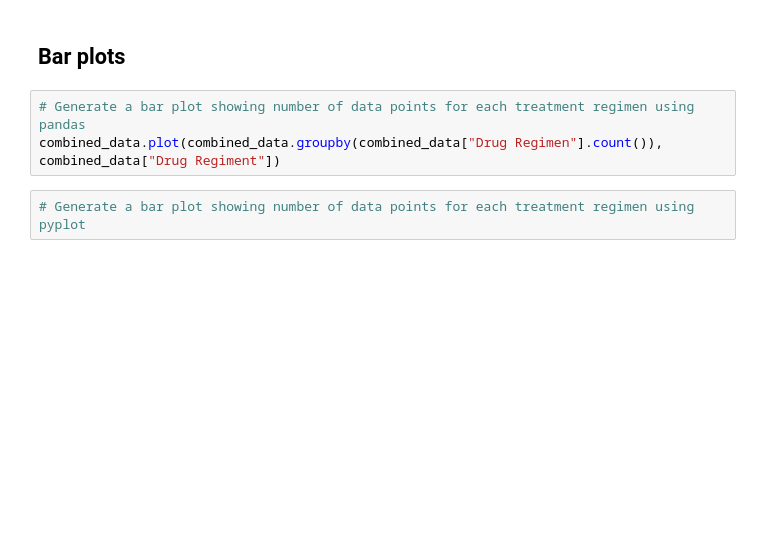
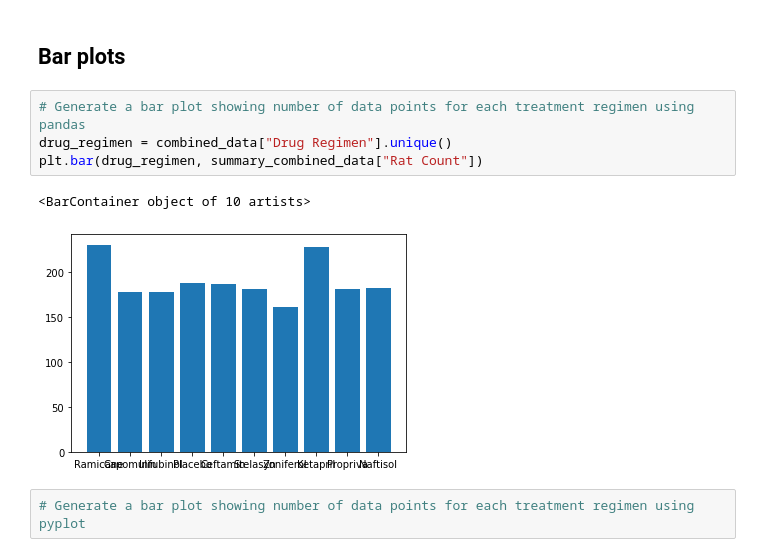
Before and after one commit to MissWibbon/matplotlib, a Jupyter notebook: Pymaceuticals/pymaceuticals_starter.ipynb, the cells around one changed output. Cells and saved outputs as stored; diff of their text form; blank space fills up the shorter version.

```diff
--- a/Pymaceuticals/pymaceuticals_starter.ipynb
+++ b/Pymaceuticals/pymaceuticals_starter.ipynb
@@ -51,7 +52,11 @@ summary_combined_data
 ## Bar plots
 # %%
 # Generate a bar plot showing number of data points for each treatment regimen using pandas
-combined_data.plot(combined_data.groupby(combined_data["Drug Regimen"].count()), combined_data["Drug Regiment"])
+drug_regimen = combined_data["Drug Regimen"].unique()
+plt.bar(drug_regimen, summary_combined_data["Rat Count"])
+# %% [output]
+<BarContainer object of 10 artists>
+[figure, added]
 # %%
 # Generate a bar plot showing number of data points for each treatment regimen using pyplot
 # %% [markdown]
```
Also changed, not shown: parts of 1 cell of this notebook.
